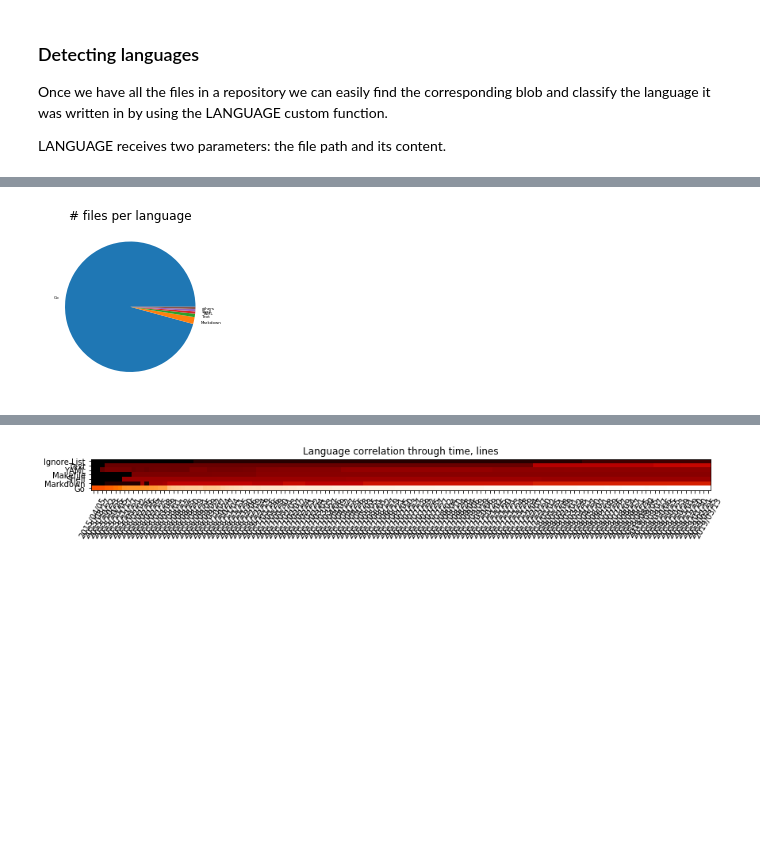
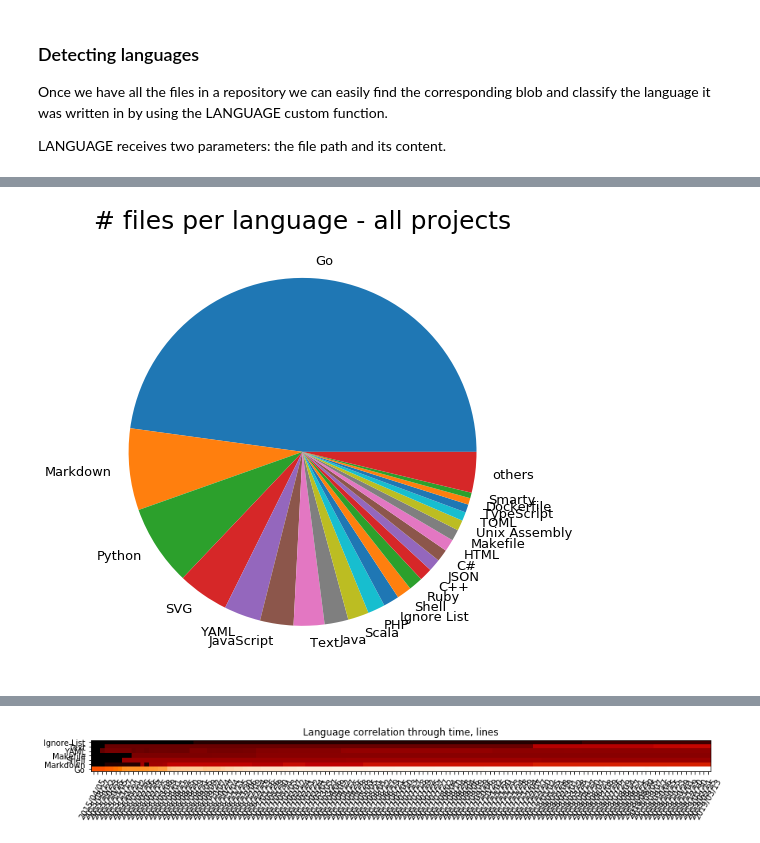
Before and after one commit to src-d/engine-analyses, a Jupyter notebook: srcd.ipynb, the cells around one changed output, grey strips where cells are left out. Drawn from its saved outputs; the diff is of its cells as text; code cells hidden in the pictures; blank space fills up the shorter version.

```diff
--- a/srcd.ipynb
+++ b/srcd.ipynb
@@ -342,6 +342,6 @@ import coloredlogs
 
 coloredlogs.install(level="DEBUG")
 logging.getLogger("matplotlib.axes._base").setLevel(logging.INFO)
-rcParams["figure.figsize"] = (14, 3)
-rcParams["figure.dpi"] = 150
+rcParams["figure.figsize"] = (14, 5)
+#rcParams["figure.dpi"] = 150
 # %% [output]
@@ -523,4 +554,6 @@ plot(ts, ls)
 # %%
+rcParams["figure.figsize"] = (14, 5)
+
 title("number of files and lines of code over time - go-git project")
 ratio = mean(ls) / mean(fs)
 l1 = plot(ts, fs, "r-", label="# files")
@@ -689,8 +722,7 @@ FROM (
            NATURAL JOIN commit_files cf
            NATURAL JOIN refs
     WHERE  ref_name = 'HEAD'
-           AND repository_id = 'go-git'
-           AND file_path NOT LIKE 'third_party/%%'
+           AND file_path NOT LIKE 'vendor/%%'
 ) AS t
 WHERE lang is not null
 GROUP BY lang
@@ -706,7 +738,7 @@ if len(percents) < len(langs):
 else:
     labels = langs
 
-rcParams["figure.figsize"] = (14, 3)
-title("# files per language")
-_ = pie(percents, labels=labels, textprops={"fontsize": 4})
+rcParams["figure.figsize"] = (15, 8)
+title("# files per language - all projects", fontsize=25)
+_ = pie(percents, labels=labels, textprops={"fontsize": 13})
 # %% [output]
@@ -714,4 +745,4 @@ _ = pie(percents, labels=labels, textprops={"fontsize": 4})
-[figure, old version]
+[figure, new version]
 # %%
 langs, counts = run("""
 SELECT lang, SUM(n)
```
Also changed, not shown: parts of 48 cells of this notebook.
